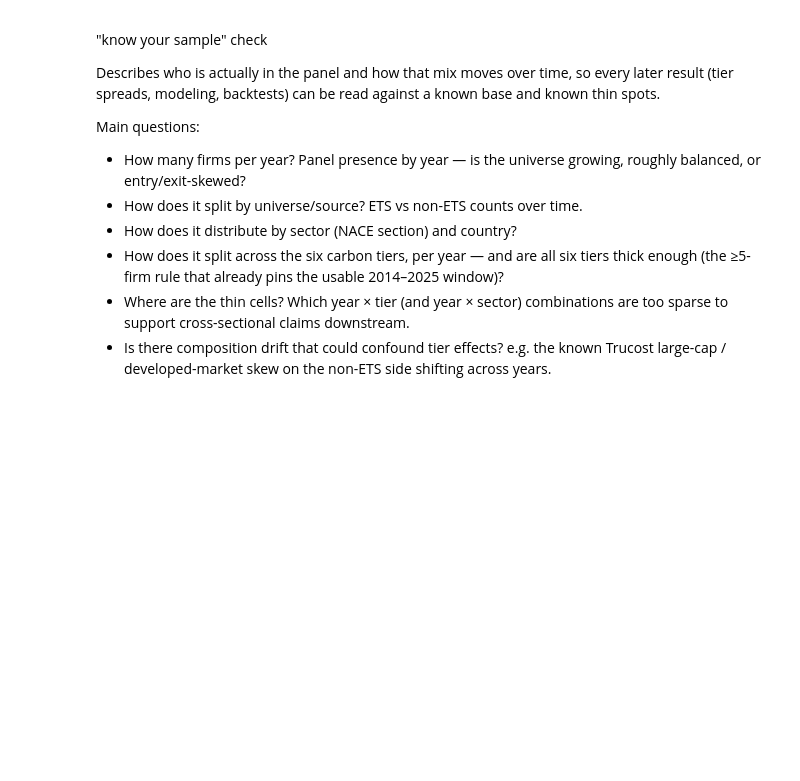
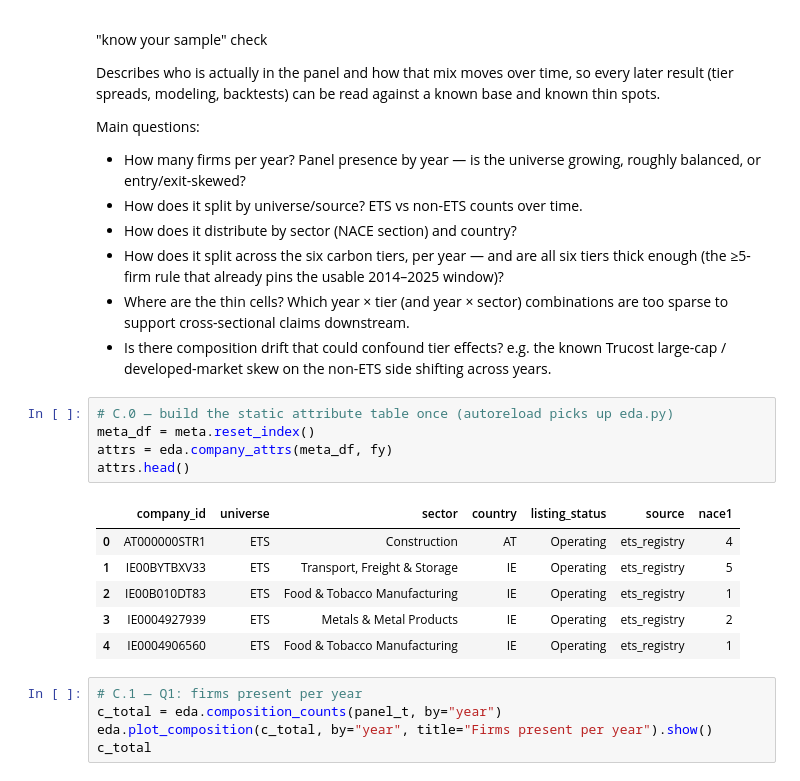
Before and after one commit to salinela/carbon-portfolio-project-v2, a Jupyter notebook: notebooks/08_eda.ipynb, the cells around one changed output. Cells and saved outputs as stored; diff of their text form; blank space fills up the shorter version.

```diff
--- a/notebooks/08_eda.ipynb
+++ b/notebooks/08_eda.ipynb
@@ -434,3 +455,20 @@ Main questions:
 - How does it split across the six carbon tiers, per year — and are all six tiers thick enough (the ≥5-firm rule that already pins the usable 2014–2025 window)?
 - Where are the thin cells? Which year × tier (and year × sector) combinations are too sparse to support cross-sectional claims downstream.
 - Is there composition drift that could confound tier effects? e.g. the known Trucost large-cap / developed-market skew on the non-ETS side shifting across years.
+# %%
+# C.0 — build the static attribute table once (autoreload picks up eda.py)
+meta_df = meta.reset_index()
+attrs = eda.company_attrs(meta_df, fy)
+attrs.head()
+# %% [output]
+|  | company_id | universe | sector | country | listing_status | source | nace1 |
+| 0 | AT000000STR1 | ETS | Construction | AT | Operating | ets_registry | 4 |
+| 1 | IE00BYTBXV33 | ETS | Transport, Freight & Storage | IE | Operating | ets_registry | 5 |
+| 2 | IE00B010DT83 | ETS | Food & Tobacco Manufacturing | IE | Operating | ets_registry | 1 |
+| 3 | IE0004927939 | ETS | Metals & Metal Products | IE | Operating | ets_registry | 2 |
+| 4 | IE0004906560 | ETS | Food & Tobacco Manufacturing | IE | Operating | ets_registry | 1 |
+# %%
+# C.1 — Q1: firms present per year
+c_total = eda.composition_counts(panel_t, by="year")
+eda.plot_composition(c_total, by="year", title="Firms present per year").show()
+c_total
```
Also changed, not shown: parts of 15 cells of this notebook.
